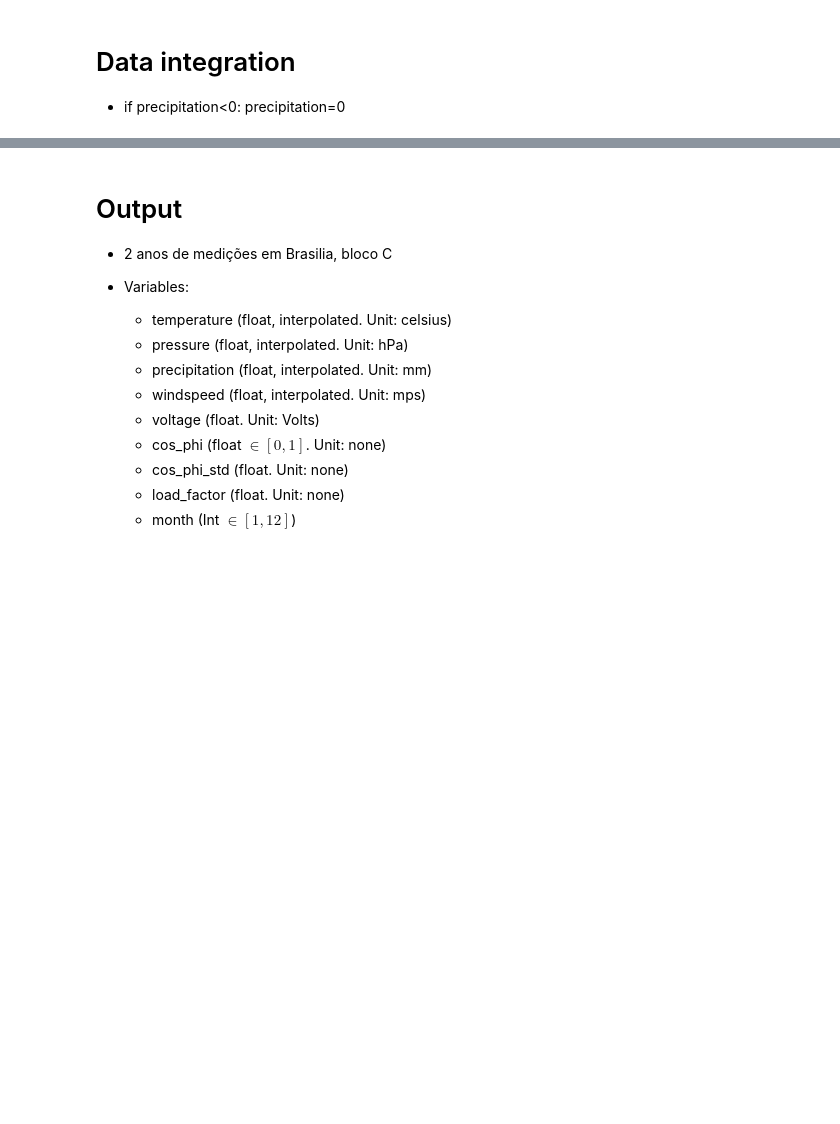
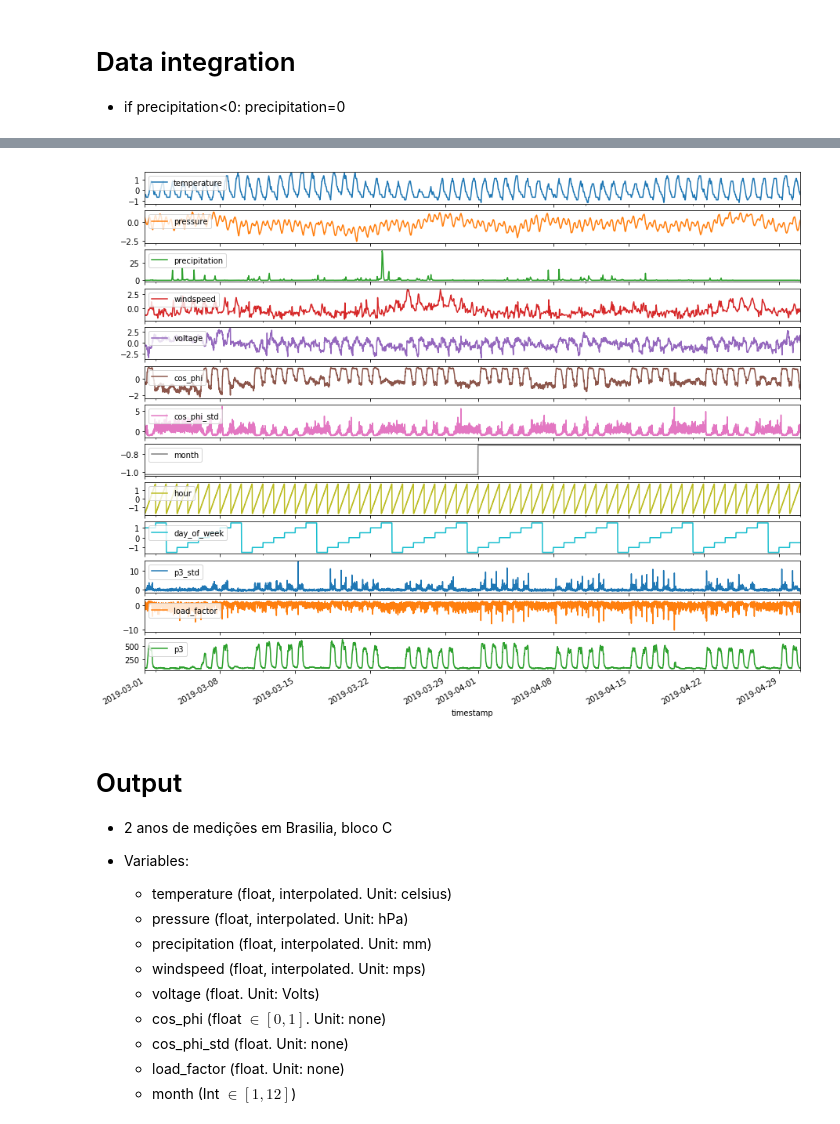
Before and after one commit to LeonardoSanBenitez/Loris-Industrial-Intelligence, a Jupyter notebook: artificial_intelligence/01 - ConsumptionRegression/Brasilia case/1 - Preprocessing.ipynb, the cells around one changed output, grey strips where cells are left out. Saved outputs shown, nothing was run; the diff lists cells and outputs as text; code cells hidden in the pictures; blank space fills up the shorter version.

```diff
--- a/artificial_intelligence/01 - ConsumptionRegression/Brasilia case/1 - Preprocessing.ipynb
+++ b/artificial_intelligence/01 - ConsumptionRegression/Brasilia case/1 - Preprocessing.ipynb
@@ -14,7 +14,9 @@ import seaborn as sns
 import matplotlib.pyplot as plt
 %matplotlib inline
 
-FLAG_EXPORT = False
+FLAG_EXPORT = True
+
+out_path = 'assets/'
 # %%
 raw1 = pd.read_csv ("../../datasets/brasilia_case_climatic.csv", header=0)
 raw1.head()
@@ -180,3 +171,10 @@ memory usage: 9.1 MB
+# %%
+Axis = merged['2019-03-01 00:00:00':'2019-04-30 23:59:59'].plot(subplots=True, sharex=True, figsize=(15,13))
+for k in range(0,merged.shape[1],1):
+    Axis[k].legend(loc='upper left')
+if FLAG_EXPORT: plt.savefig(out_path+'graph_temporal.svg', format='svg')
+# %% [output]
+[figure, added]
 # %%
 #merged.iloc[0]['month_mean']=3
 #merged.iloc[0]['dayofweek_mean']=3
```
Also changed, not shown: parts of 15 cells of this notebook, 4 other files.
